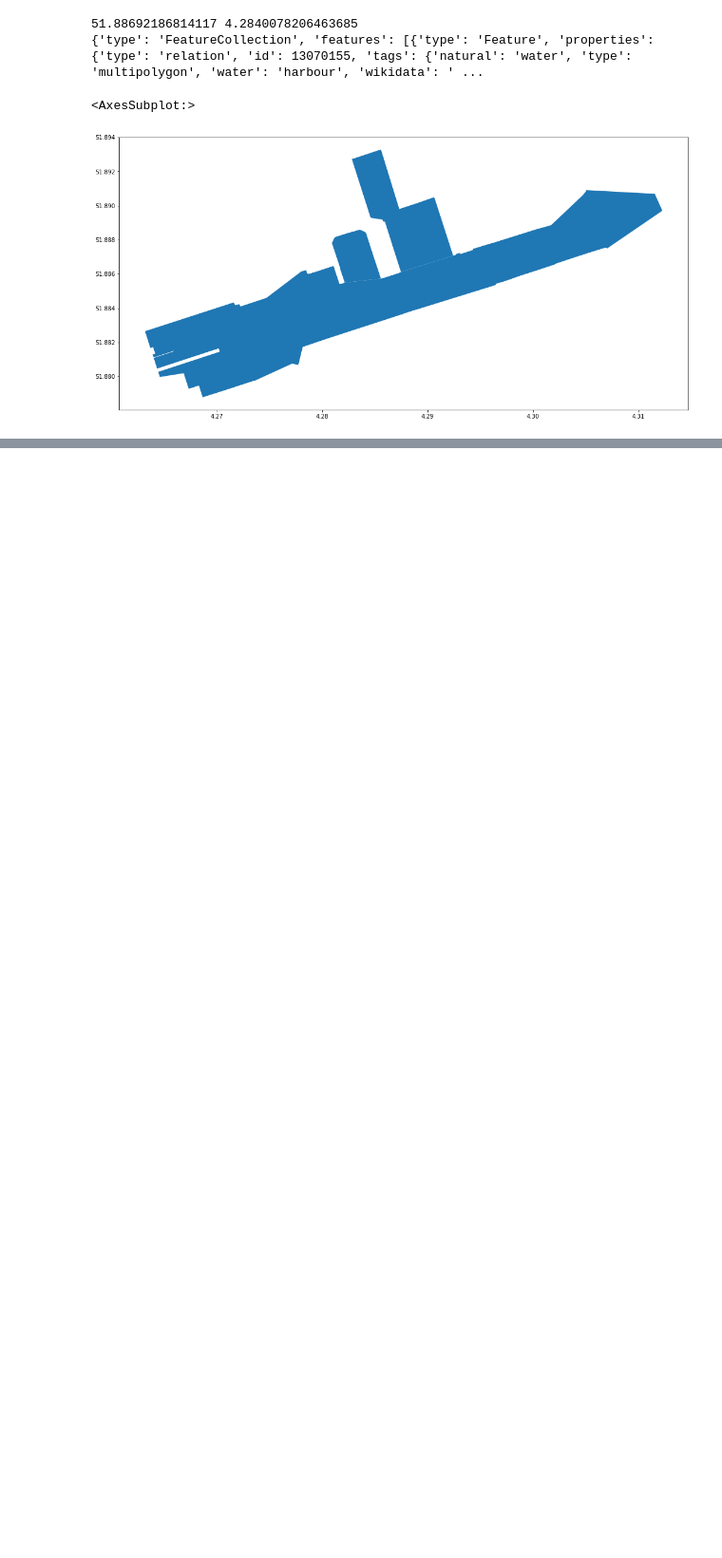
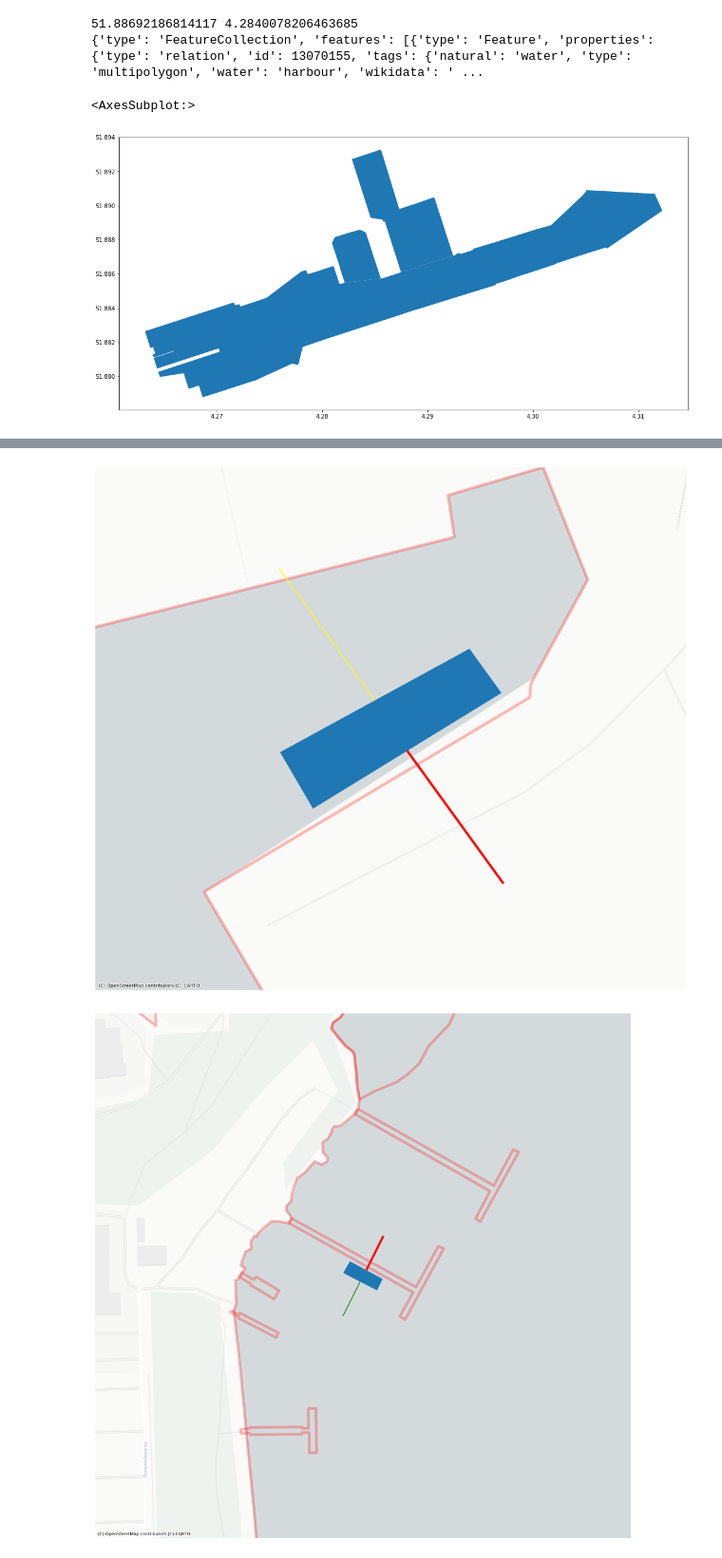
Before and after one commit to Napuu/osm-fiddling, a Jupyter notebook: polygon-orientation/orientation.ipynb, the cells around one changed output, grey strips where cells are left out. Shown at 95% size. Cells and saved outputs as stored; diff of their text form; code cells hidden in the pictures; blank space fills up the shorter version.

Commit message:
more test cases

```diff
--- a/polygon-orientation/orientation.ipynb
+++ b/polygon-orientation/orientation.ipynb
@@ -45,7 +45,7 @@ gdf.plot(ax=ax)
 polygons = gpd.read_file("test-data.geojson")
 #for index, geom in polygons.head(5).iterrows():
 def plot_test(index):
-    f, ax = plt.subplots(1, figsize=(18, 18))
+    f, ax = plt.subplots(1, figsize=(10, 10))
     row = polygons.iloc[[index]]
     geom = row.geometry
 
@@ -145,33 +145,9 @@ def plot_test(index):
             t.crs = "EPSG:4326"
             t = t.to_crs(3857)
             t.plot(ax=ax, color="red", linewidth=4)
-            #print("HIT")
             break
-        """
-        print(osm_4326.geom_type)
-        print(osm_4326.shape)
-        hitline = None
-        if (hitline.geom_type == "Polygon" or hitline.geom_type == "MultiPolygon"):
-            hitline = hitline.boundary
-        hit1 = hitline.intersects(vec1).any()
-        #hit11 = osm_gdf.to_crs(4326).contains(vec1)
-        print(hit1)
-        #print(hit11)
-        hit2 = hitline.intersects(vec2).any()
-        if hit1 or hit2:
-            hit = vec1
-            if hit2:
-                hit = vec2
-                print("HIT2")
-            else:
-                print("HIT1")
-            t = gpd.GeoDataFrame.from_records([{"geometry": hit}])
-            t.crs = "EPSG:4326"
-            t = t.to_crs(3857)
-            t.plot(ax=ax, color="red")
-            break
-        """
+
     ax.set_axis_off()
 
 
-plot_test(2)
+#plot_test(2)
@@ -197,0 +154,6 @@ HIT
+# %%
+for i in range(6):
+    plot_test(i)
+# %% [output]
+[figure, added]
+[figure, added]
```
Also changed, not shown: parts of 3 cells of this notebook, 1 other file.
